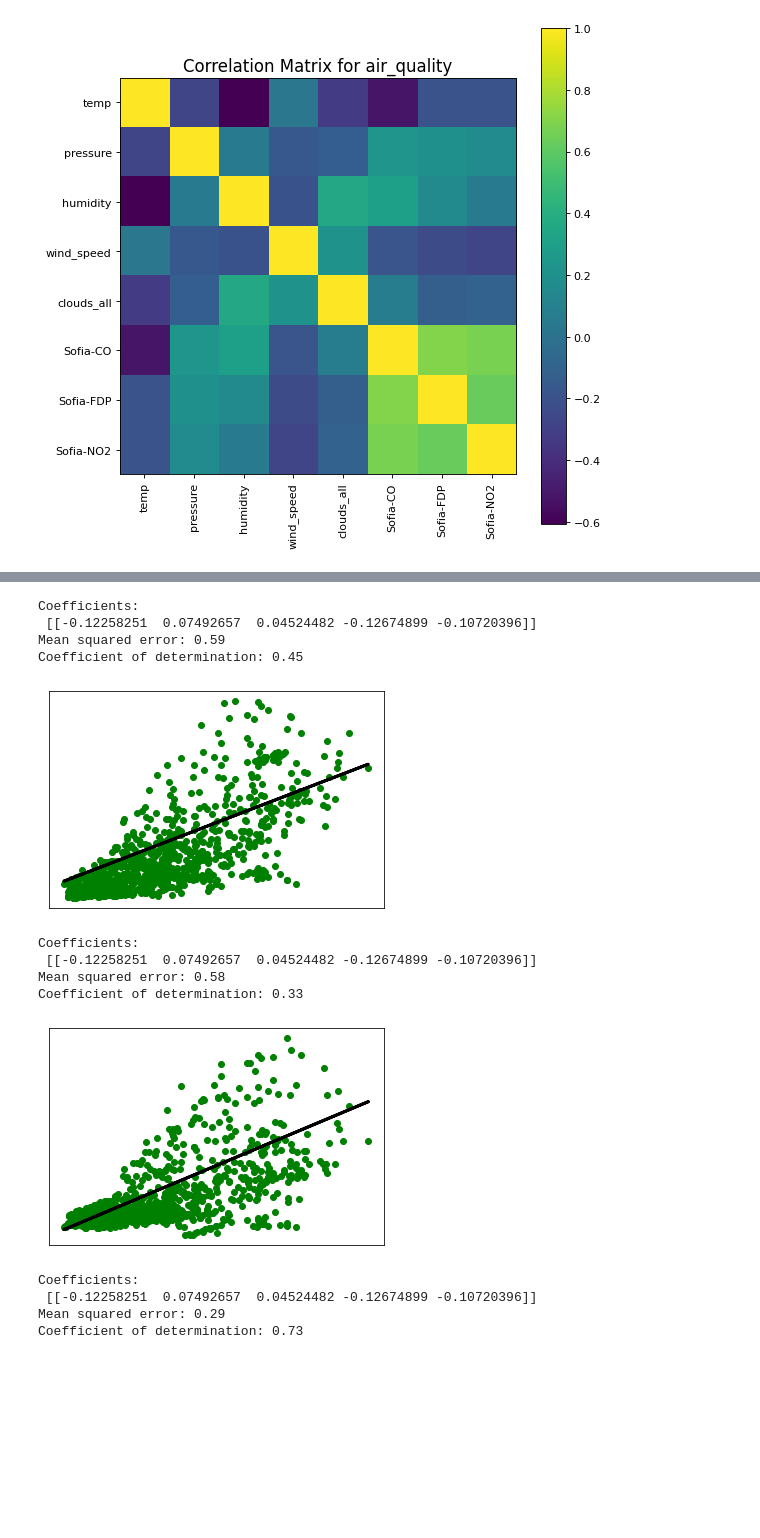
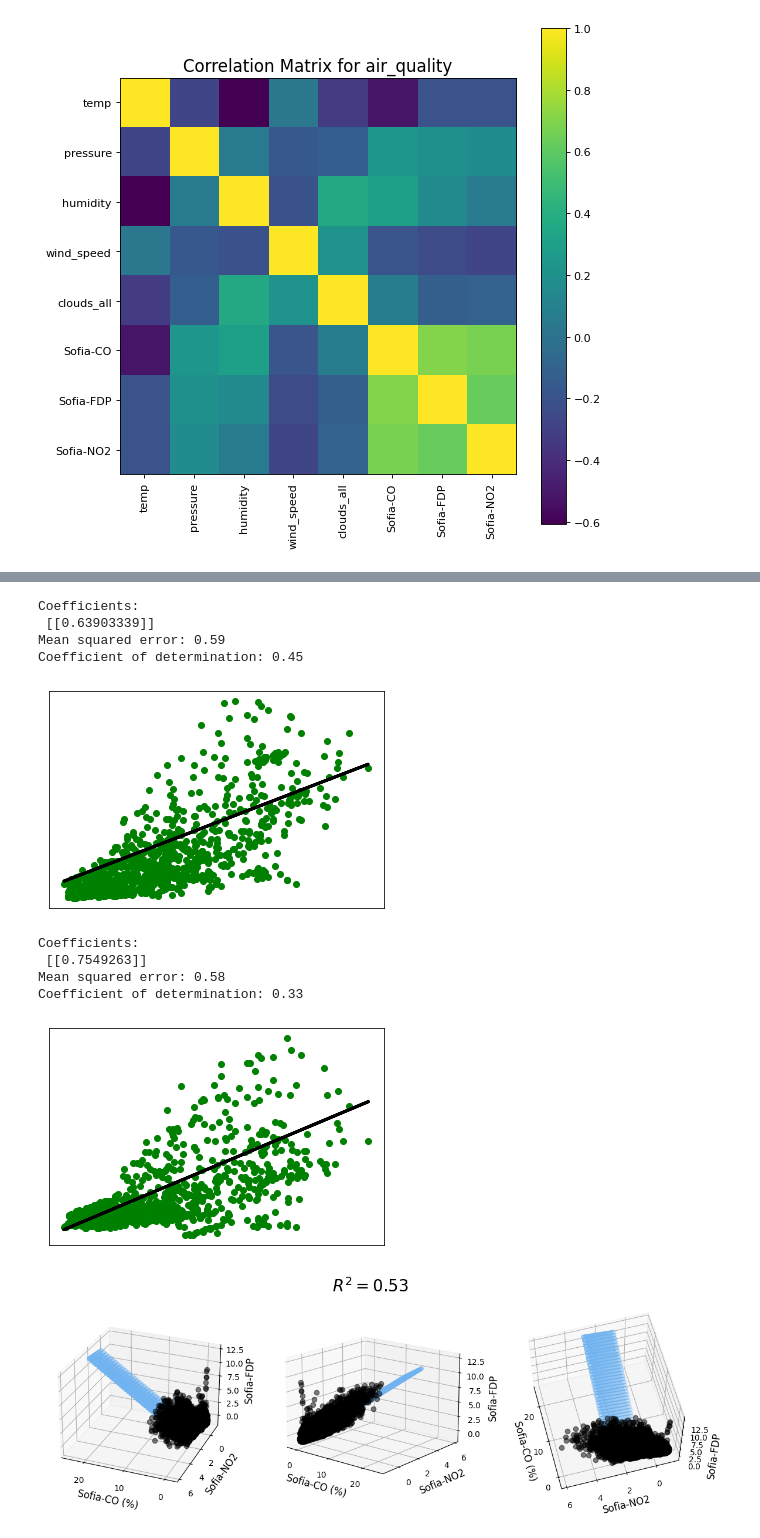
Before and after one commit to TsvetoslavVasev/BIgDataCourseProject, a Jupyter notebook: SofiaAirQuality.ipynb, the cells around one changed output, grey strips where cells are left out. Cells and saved outputs as stored; diff of their text form; code cells hidden in the pictures; blank space fills up the shorter version.

Commit message:
Created 3D visualization for linear regression model

```diff
--- a/SofiaAirQuality.ipynb
+++ b/SofiaAirQuality.ipynb
@@ -801,7 +802,7 @@ linear_regr.fit(fdp_x_train, fdp_y_train)
 fdp_y_pred = linear_regr.predict(fdp_x_test)
 
 # The coefficients
-print("Coefficients: \n", regr.coef_)
+print("Coefficients: \n", linear_regr.coef_)
 # The mean squared error
 print("Mean squared error: %.2f" % mean_squared_error(fdp_y_test, fdp_y_pred))
 # The coefficient of determination: 1 is perfect prediction
@@ -817,7 +818,7 @@ plt.yticks(())
 plt.show()
 # %% [output]
 Coefficients:
- [[-0.12258251  0.07492657  0.04524482 -0.12674899 -0.10720396]]
+ [[0.63903339]]
 Mean squared error: 0.59
 Coefficient of determination: 0.45
 [figure]
@@ -835,7 +836,7 @@ linear_regr.fit(fdp_x_train, fdp_y_train)
 fdp_y_pred = linear_regr.predict(fdp_x_test)
 
 # The coefficients
-print("Coefficients: \n", regr.coef_)
+print("Coefficients: \n", linear_regr.coef_)
 # The mean squared error
 print("Mean squared error: %.2f" % mean_squared_error(fdp_y_test, fdp_y_pred))
 # The coefficient of determination: 1 is perfect prediction
@@ -851,31 +852,63 @@ plt.yticks(())
 plt.show()
 # %% [output]
 Coefficients:
- [[-0.12258251  0.07492657  0.04524482 -0.12674899 -0.10720396]]
+ [[0.7549263]]
 Mean squared error: 0.58
 Coefficient of determination: 0.33
 [figure]
 # %%
-linear_regr = LinearRegression()
-y = np.array(scaled_air_quality_df['Sofia-FDP']).reshape((-1, 1))
-x = np.array(scaled_air_quality_df[[ 'Sofia-CO', 'humidity', 'pressure']])
+X = scaled_air_quality_df[['Sofia-CO', 'Sofia-NO2']].values.reshape(-1,2)
+Y = scaled_air_quality_df['Sofia-FDP']
 
-fdp_x_train = x[:-1000]
-fdp_x_test = x[-1000:]
-fdp_y_train = y[:-1000]
-fdp_y_test = y[-1000:]
+######################## Prepare model data point for visualization ###############################
 
-linear_regr.fit(fdp_x_train, fdp_y_train)
-fdp_y_pred = linear_regr.predict(fdp_x_test)
+x = X[:, 0]
+y = X[:, 1]
+z = Y
 
-# The coefficients
-print("Coefficients: \n", regr.coef_)
-# The mean squared error
-print("Mean squared error: %.2f" % mean_squared_error(fdp_y_test, fdp_y_pred))
-# The coefficient of determination: 1 is perfect prediction
-print("Coefficient of determination: %.2f" % r2_score(fdp_y_test, fdp_y_pred))
+x_pred = np.linspace(6, 24, 30)      # range of porosity values
+y_pred = np.linspace(0.93, 2.9, 30)  # range of VR values
+xx_pred, yy_pred = np.meshgrid(x_pred, y_pred)
+model_viz = np.array([xx_pred.flatten(), yy_pred.flatten()]).T
+
+################################################ Train #############################################
+
+ols = LinearRegression()
+model = ols.fit(X, Y)
+predicted = model.predict(model_viz)
+
+############################################## Evaluate ############################################
+
+r2 = model.score(X, Y)
+
+############################################## Plot ################################################
+
+plt.style.use('default')
+
+fig = plt.figure(figsize=(12, 4))
+
+ax1 = fig.add_subplot(131, projection='3d')
+ax2 = fig.add_subplot(132, projection='3d')
+ax3 = fig.add_subplot(133, projection='3d')
+
+axes = [ax1, ax2, ax3]
+
+for ax in axes:
+    ax.plot(x, y, z, color='k', zorder=15, linestyle='none', marker='o', alpha=0.5)
+    ax.scatter(xx_pred.flatten(), yy_pred.flatten(), predicted, facecolor=(0,0,0,0), s=20, edgecolor='#70b3f0')
+    ax.set_xlabel('Sofia-CO (%)', fontsize=12)
+    ax.set_ylabel('Sofia-NO2', fontsize=12)
+    ax.set_zlabel('Sofia-FDP', fontsize=12)
+    ax.locator_params(nbins=4, axis='x')
+    ax.locator_params(nbins=5, axis='x')
+
+
+ax1.view_init(elev=27, azim=112)
+ax2.view_init(elev=16, azim=-51)
+ax3.view_init(elev=60, azim=165)
+
+fig.suptitle('$R^2 = %.2f$' % r2, fontsize=20)
+
+fig.tight_layout()
 # %% [output]
-Coefficients:
- [[-0.12258251  0.07492657  0.04524482 -0.12674899 -0.10720396]]
-Mean squared error: 0.29
-Coefficient of determination: 0.73
+[figure, added]
```
Also changed, not shown: parts of 5 cells of this notebook.
